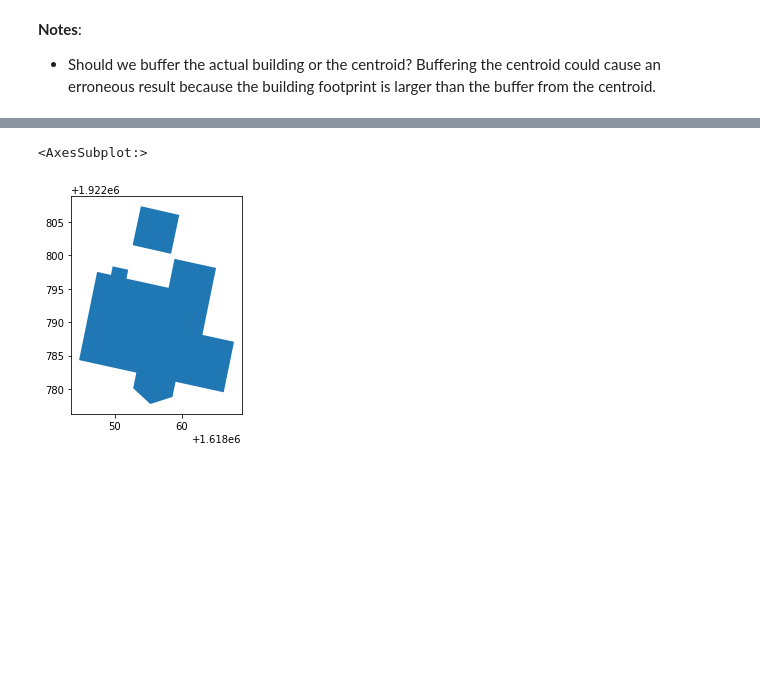
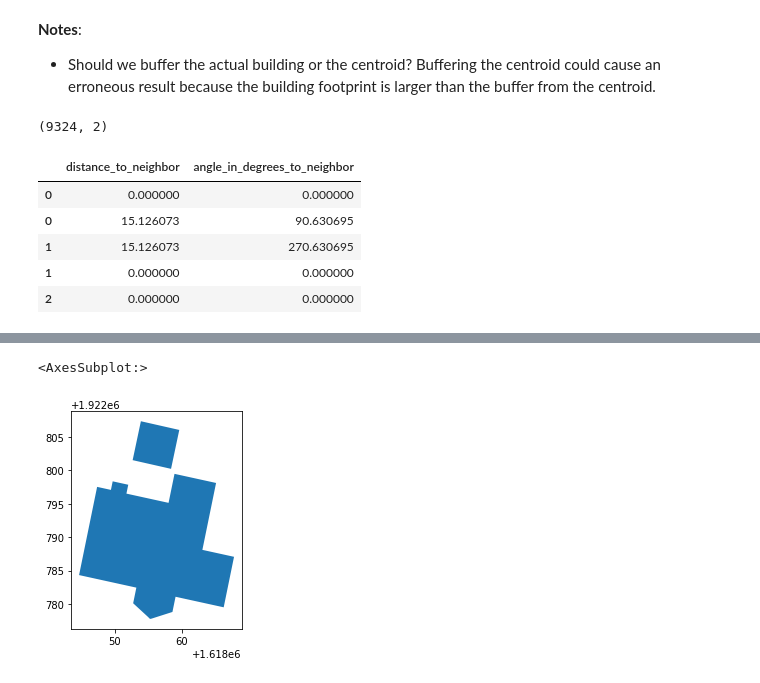
Before and after one commit to IMMM-SFA/naturf, a Jupyter notebook: notebooks/naturf_quickstarter.ipynb, the cells around one changed output, grey strips where cells are left out. Drawn from its saved outputs; the diff is of its cells as text; code cells hidden in the pictures; blank space fills up the shorter version.

```diff
--- a/notebooks/naturf_quickstarter.ipynb
+++ b/notebooks/naturf_quickstarter.ipynb
@@ -20,3 +22,16 @@ gxf = naturf.generate(input_shapefile)
+# %%
+gxf.shape
+# %% [output]
+(9324, 2)
+# %%
+gxf.head()
+# %% [output]
+|  | distance_to_neighbor | angle_in_degrees_to_neighbor |
+| 0 | 0.000000 | 0.000000 |
+| 0 | 15.126073 | 90.630695 |
+| 1 | 15.126073 | 270.630695 |
+| 1 | 0.000000 | 0.000000 |
+| 2 | 0.000000 | 0.000000 |
 # %%
 gxf.sort_values(by="building_id_target")
 # %% [output]
```
Also changed, not shown: parts of 8 cells of this notebook, 3 other files.
